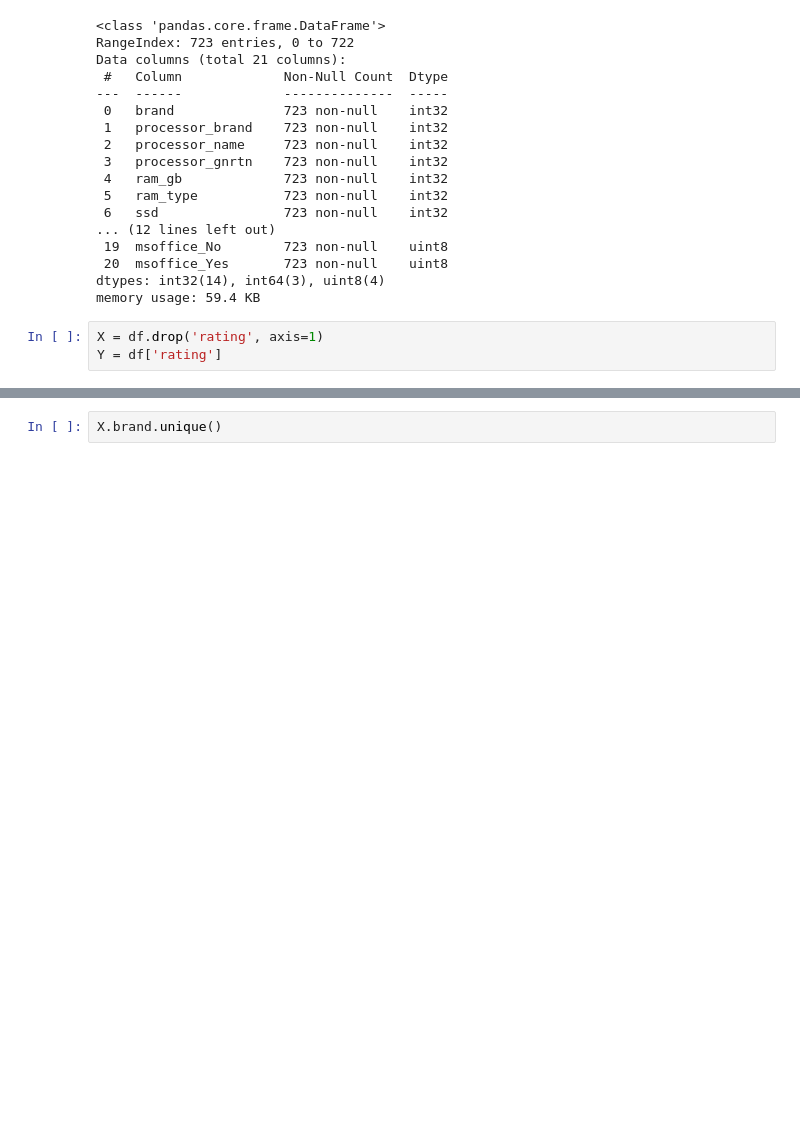
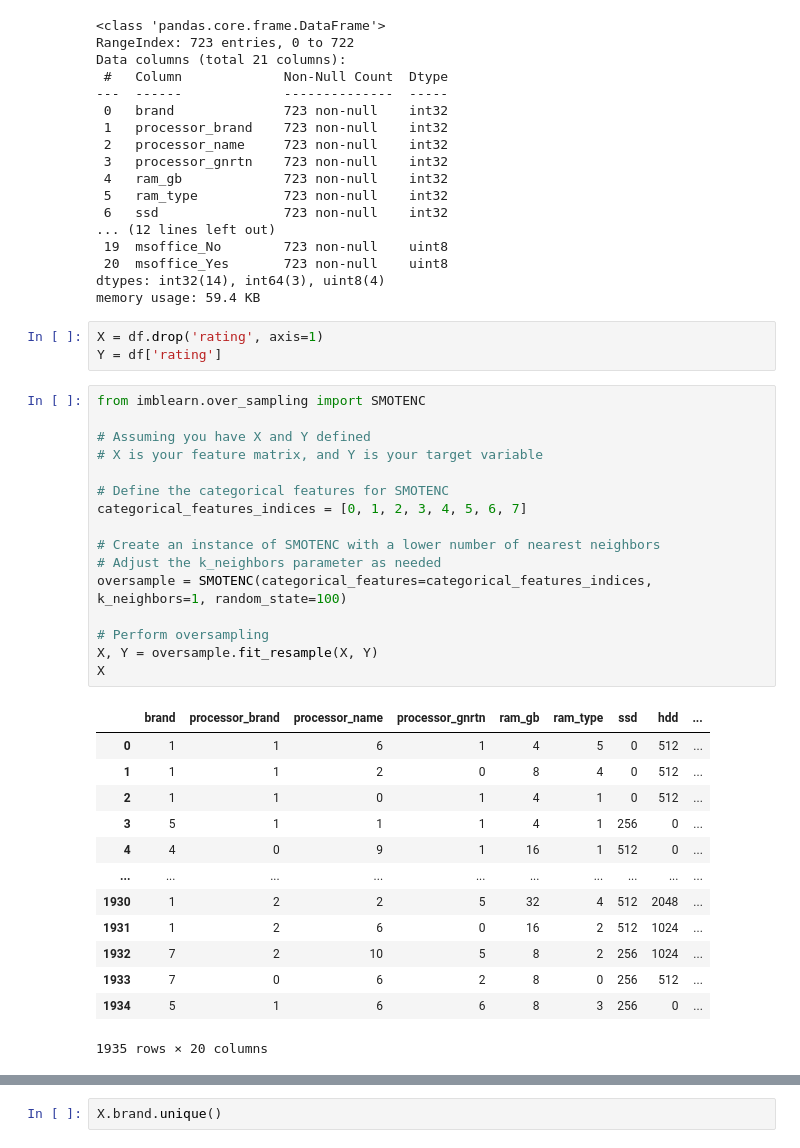
Before and after one commit to Ekrami-Ahmed/Electronic-Device-Rating-Prediction, a Jupyter notebook: Preprocessing.ipynb, the cells around one changed output, grey strips where cells are left out. Cells and saved outputs as stored; diff of their text form; blank space fills up the shorter version.

```diff
--- a/Preprocessing.ipynb
+++ b/Preprocessing.ipynb
@@ -272,4 +272,34 @@ memory usage: 59.4 KB
 # %%
 X = df.drop('rating', axis=1)
 Y = df['rating']
+# %%
+from imblearn.over_sampling import SMOTENC
+
+# Assuming you have X and Y defined
+# X is your feature matrix, and Y is your target variable
+
+# Define the categorical features for SMOTENC
+categorical_features_indices = [0, 1, 2, 3, 4, 5, 6, 7]
+
+# Create an instance of SMOTENC with a lower number of nearest neighbors
+# Adjust the k_neighbors parameter as needed
+oversample = SMOTENC(categorical_features=categorical_features_indices, k_neighbors=1, random_state=100)
+
+# Perform oversampling
+X, Y = oversample.fit_resample(X, Y)
+X
+# %% [output]
+|  | brand | processor_brand | processor_name | processor_gnrtn | ram_gb | ram_type | ssd | hdd | ... |
+| 0 | 1 | 1 | 6 | 1 | 4 | 5 | 0 | 512 | ... |
+| 1 | 1 | 1 | 2 | 0 | 8 | 4 | 0 | 512 | ... |
+| 2 | 1 | 1 | 0 | 1 | 4 | 1 | 0 | 512 | ... |
+| 3 | 5 | 1 | 1 | 1 | 4 | 1 | 256 | 0 | ... |
+| 4 | 4 | 0 | 9 | 1 | 16 | 1 | 512 | 0 | ... |
+| ... | ... | ... | ... | ... | ... | ... | ... | ... | ... |
+| 1930 | 1 | 2 | 2 | 5 | 32 | 4 | 512 | 2048 | ... |
+| 1931 | 1 | 2 | 6 | 0 | 16 | 2 | 512 | 1024 | ... |
+| 1932 | 7 | 2 | 10 | 5 | 8 | 2 | 256 | 1024 | ... |
+| 1933 | 7 | 0 | 6 | 2 | 8 | 0 | 256 | 512 | ... |
+| 1934 | 5 | 1 | 6 | 6 | 8 | 3 | 256 | 0 | ... |
+1935 rows × 20 columns
 # %%
```
Also changed, not shown: parts of 7 cells of this notebook.
